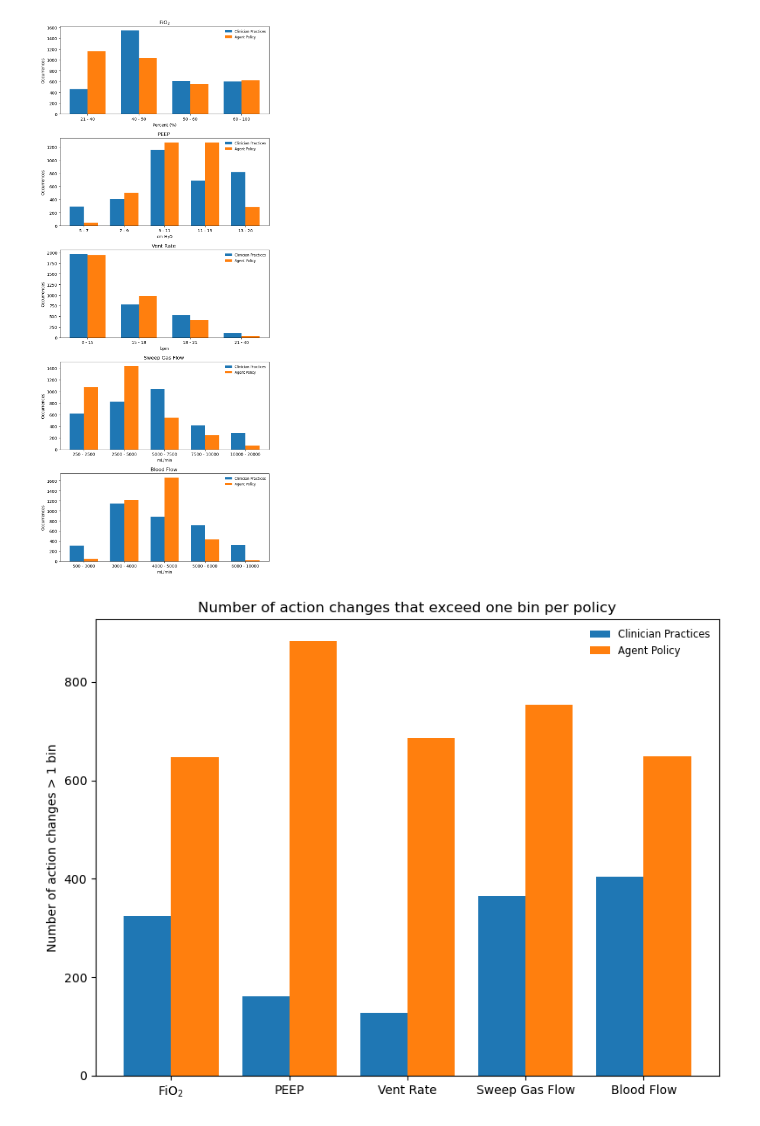
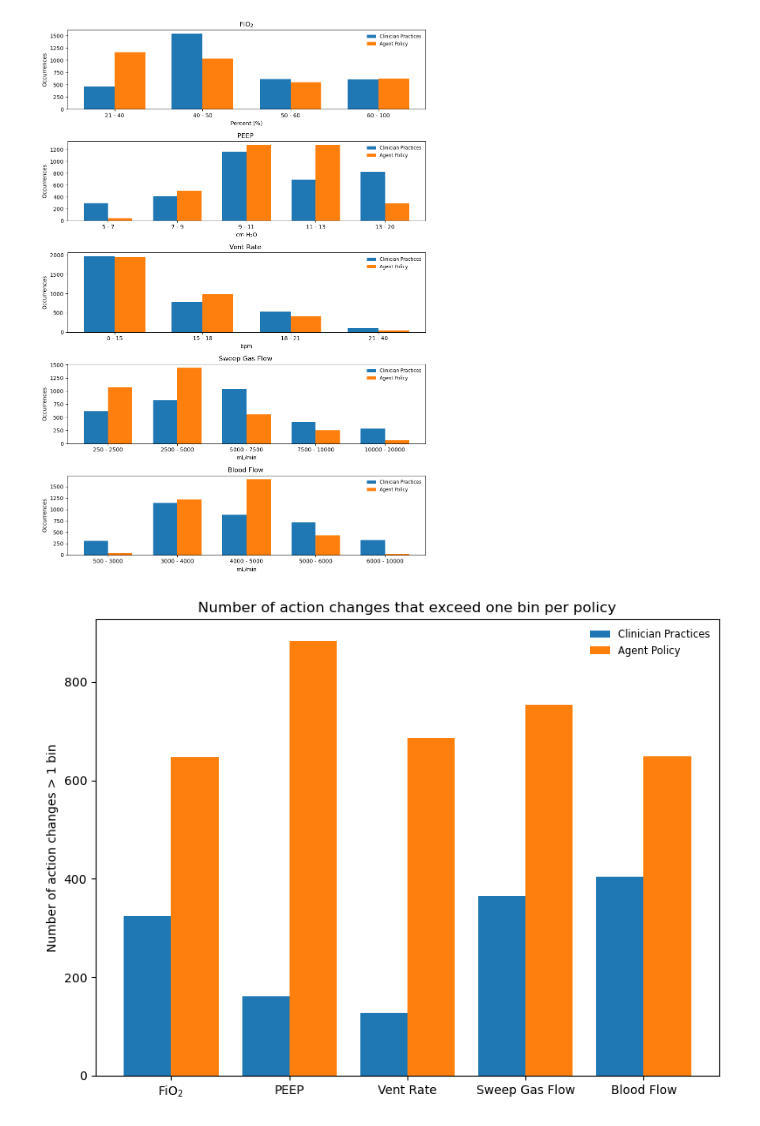
Before and after one commit to StuartSong/SparkECMO, a Jupyter notebook: Conservative Q Learning/Evaluation.ipynb, the cells around one changed output. Saved outputs shown, nothing was run; the diff lists cells and outputs as text; code cells hidden in the pictures.

```diff
--- a/Conservative Q Learning/Evaluation.ipynb
+++ b/Conservative Q Learning/Evaluation.ipynb
@@ -15,7 +15,7 @@ data_test = pd.read_csv("../Continuous Data/test_data_continuous_no_R_for_Surviv
 target_policy = pd.read_csv("continuous_no_R_cql_restored_actions_new.csv")
 # %%
 titles = ['FiO$_2$','PEEP','Vent Rate','Sweep Gas Flow','Blood Flow']
-fig, axes = plt.subplots(nrows=5, figsize=(8, 20))
+fig, axes = plt.subplots(nrows=5, figsize=(10, 15))
 for idx, (action, ranges) in enumerate(ranges_dict.items()):
     ax = axes[idx]
 
@@ -34,34 +34,34 @@ for idx, (action, ranges) in enumerate(ranges_dict.items()):
     elif action == 'flow':
         range_labels = [f"{int(r[0]*1000)} - {int(r[1]*1000)}" for r in ranges]
         xlabel = 'mL/min'
 
     # Count how many times each DataFrame's values fall into each bin
     counts_test = []
     counts_target = []
     for (lower, upper) in ranges:
         count_test = ((data_test[action] >= lower) & (data_test[action] < upper)).sum()
         count_target = ((target_policy[action] >= lower) & (target_policy[action] < upper)).sum()
         counts_test.append(count_test)
         counts_target.append(count_target)
 
     x = np.arange(len(ranges))
     bar_width = 0.35
 
     # Grouped bar plot
     ax.bar(x - bar_width/2, counts_test, width=bar_width, label='Clinician Practices')
     ax.bar(x + bar_width/2, counts_target, width=bar_width, label='Agent Policy')
 
     ax.set_xticks(x)
     ax.set_xticklabels(range_labels)
     ax.set_ylabel('Occurrences')
     ax.set_xlabel(xlabel)
     ax.set_title(f'{titles[idx]} ')
     ax.legend(fontsize='small', frameon=False)
 
 plt.tight_layout(rect=[0, 0, 1, 0.95])
 plt.show()
 # %% [output]
-[figure, old version]
+[figure, new version]
 # %%
 def get_bin_index(val, bins):
     for i, (lower, upper) in enumerate(bins):
```
Also changed, not shown: parts of 1 cell of this notebook, 4 other files.
